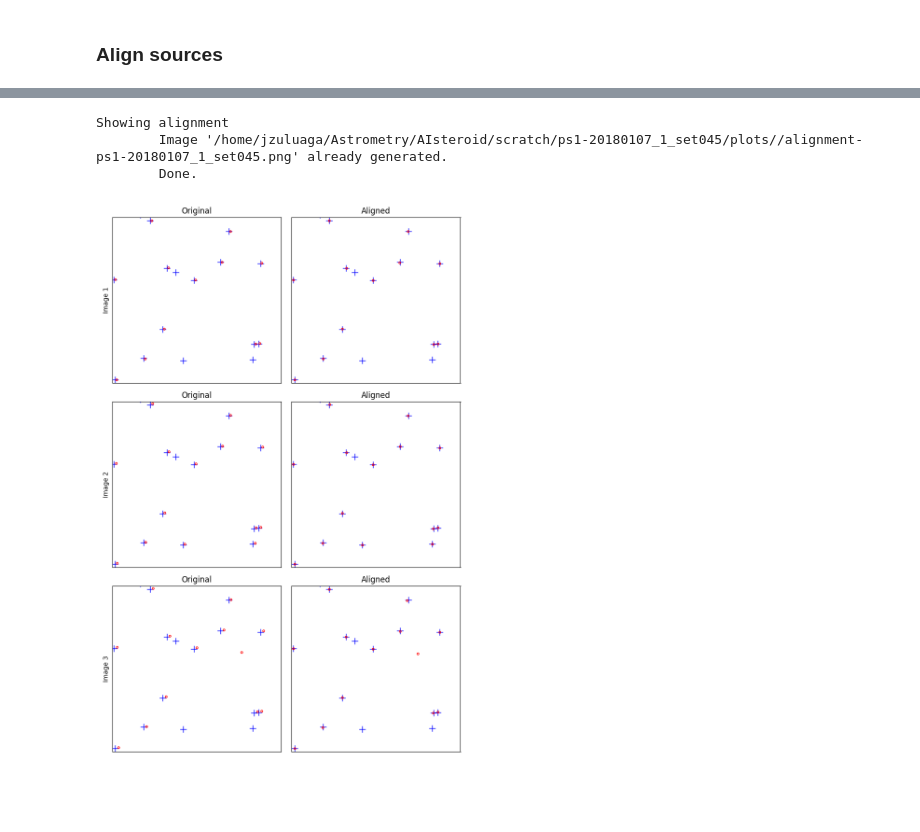
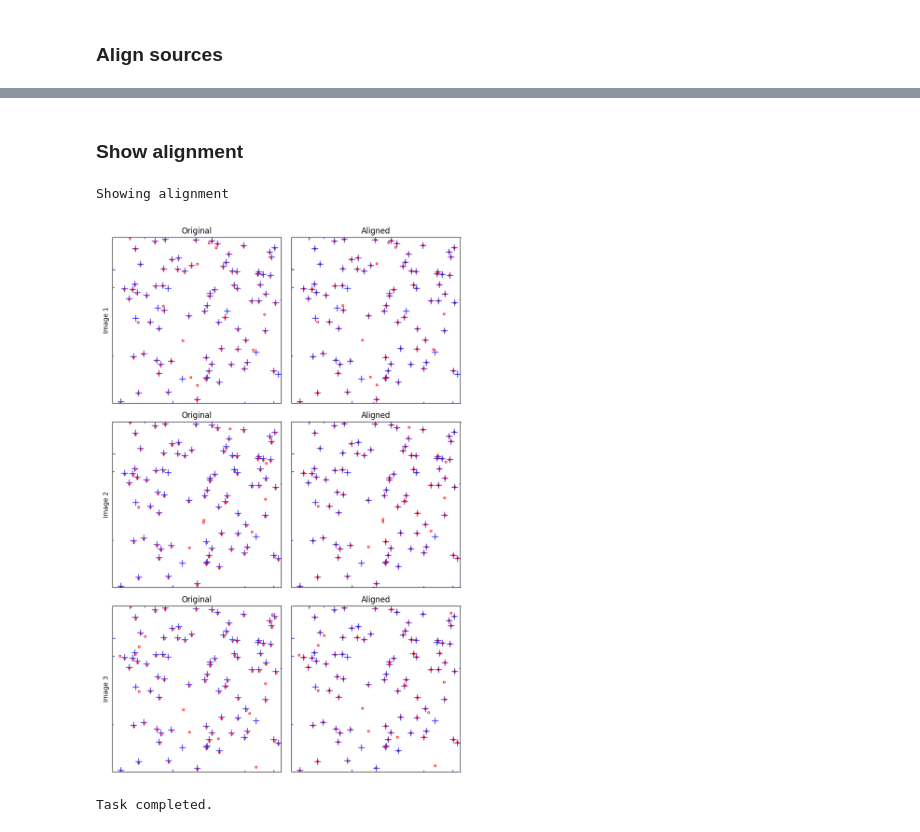
Before and after one commit to seap-udea/AIsteroid, a Jupyter notebook: extract.ipynb, the cells around one changed output, grey strips where cells are left out. Drawn from its saved outputs; the diff is of its cells as text; code cells hidden in the pictures; blank space fills up the shorter version.

```diff
--- a/extract.ipynb
+++ b/extract.ipynb
@@ -9,11 +9,13 @@ from aisteroid import *
 # %% [markdown]
 ### Choose the image set
 # %%
-#listImages() ##See the list of imagesets
-#CONF.SET="example" ##Choose your preferred imageset
-#CONF.CFG="example" ##You choose your preferred observatory configuration (example.cfg)
-#CONF.OVERWRITE=1 ##Overwrite all previous actions
-CONF.SET='ps1-20180107_1_set045'
+if QIPY:
+    #listImages() ##See the list of imagesets
+    #CONF.SET="example" ##Choose your preferred imageset
+    #CONF.CFG="example" ##You choose your preferred observatory configuration (example.cfg)
+    CONF.VERBOSE=1 ## Show all outputs
+    CONF.OVERWRITE=1 ##Overwrite all previous actions
+    #CONF.SET='ps1-20180107_1_set045'
 # %% [markdown]
 #### DO NOT TOUCH IF YOU ARE NOT SURE
 # %%
@@ -25,6 +27,8 @@ AIA=dict()
 AIA_FILE=OUT_DIR+CONF.SET+".aia"
 SET_FILE=CONF.SETS_DIR+CONF.SET+".zip"
 PLOT_DIR=OUT_DIR+"plots/"
+FLOG=open(OUT_DIR+"extract.log","a")
+SYSOPTS=dict(qexit=[True,FLOG])
 if not os.path.isfile(AIA_FILE):
     error("Set '%s' has not been unpacked"%CONF.SET)
 else:
@@ -41,8 +45,9 @@ SOURCES FOR SET 'ps1-20180107_1_set045'
 # %%
 print0("Extracting sources")
 
-if not "sources" in AIA or CONF.OVERWRITE:
+if not "sources" in AIA.keys() or CONF.OVERWRITE:
     sources=pd.DataFrame()
+    FLOG.write("Detect threshold: %d\n"%(CONF.DETECT_THRESH))
     for i,image in enumerate(images):
         file=image["file"]
         header=image["header"]
@@ -54,6 +59,7 @@ if not "sources" in AIA or CONF.OVERWRITE:
         source=pd.DataFrame(hdul[1].data)
         hdul.close()
         print0("\t\t%d sources saved."%len(source))
+        FLOG.write("Sources in image %d: %d\n"%(i,len(source)))
 
         #Additional properties
         source["T"]=date2unix(image["obstime"])
@@ -88,9 +94,10 @@ if not "sources" in AIA or CONF.OVERWRITE:
     pickle.dump(AIA,open(AIA_FILE,"wb"))
 else:
     print("Sources already detected.")
-    AIA=pickle.load(open(AIA_FILE,"rb"))
     sources=AIA["sources"]
 print0("\tTotal sources read: %d"%len(sources))
 print0("\tDone.")
+FLOG.write("Total number of sources: %d\n"%(len(sources)))
+FLOG.flush()
 # %% [output]
 Extracting sources
@@ -192,18 +205,21 @@ if not "alignments" in AIA or CONF.OVERWRITE:
 
         ta,sa=matchSources(sources[sources.IMG==(i+1)],sources[sources.IMG==0])
         print1("\t\t\tAverage distance before alignment:",np.abs(sa-ta).mean())
+        FLOG.write("Initial misalignment image %d: %f\n"%(i,np.abs(sa-ta).mean()))
 
         ta,sa=matchSources(pd.DataFrame(sources.loc[sources.IMG==(i+1),["X_ALIGN","Y_ALIGN"]].values,columns=columns),
                            pd.DataFrame(sources.loc[sources.IMG==0,["X_ALIGN","Y_ALIGN"]].values,columns=columns))
         print0("\t\t\tAverage distance after alignment:",np.abs(sa-ta).mean())
+        FLOG.write("Final misalignment image %d: %f\n"%(i,np.abs(sa-ta).mean()))
+
 
     AIA["alignments"]=sources
     pickle.dump(AIA,open(AIA_FILE,"wb"))
 else:
     print("\tAlignment already computed.")
-    AIA=pickle.load(open(AIA_FILE,"rb"))
     alignments=AIA["alignments"]
 
 print("\tDone.")
+FLOG.flush()
 # %% [output]
 Finding alignment transformation
@@ -211,7 +241,8 @@ Finding alignment transformation
         Done.
+# %% [markdown]
+### Show alignment
 # %%
 plotfile="%s/alignment-%s.png"%(PLOT_DIR,CONF.SET)
-detector=AIA["detector"]
 
 if CONF.QPLOT:
     plt.ioff() ##Comment to see interactive figure
@@ -221,49 +252,53 @@ if CONF.QPLOT:
         plt.ioff()
         fig,axs=plt.subplots(3,2,sharex=True,sharey=True,figsize=(8,12))
 
-        dx=detector.SIZEX/10
-        dy=detector.SIZEY/10
-
         #Show the misaligned sources
         images[0]["xy"]=sources.loc[sources.IMG==0,["X_IMAGE","Y_IMAGE"]].values
         images[0]["xy_aligned"]=sources.loc[sources.IMG==0,["X_ALIGN","Y_ALIGN"]].values
+
         for i,image in enumerate(images[1:]):
             iimg=i+1
             imsource=sources[sources.IMG==(i+1)]
             image["xy"]=imsource[["X_IMAGE","Y_IMAGE"]].values
             image["xy_aligned"]=imsource[["X_ALIGN","Y_ALIGN"]].values
+            dy,dx=image["data"].shape
+            dy/=5
+            dx/=5
 
             xcen=image["xy"][:,0].mean()
             ycen=image["xy"][:,1].mean()
 
             ax=axs[i,0]
             ax.plot(images[0]["xy"][:,0]-1,images[0]["xy"][:,1]-1,'b+',ms=10,mfc='None')
             ax.plot(image["xy"][:,0]-1,image["xy"][:,1]-1,'ro',ms=3,mfc='None')
 
             ax.set_title("Original")
             ax.set_ylabel("Image %d"%iimg)
 
             ax=axs[i,1]
             ax.set_title("Aligned")
             ax.plot(images[0]["xy_aligned"][:,0]-1,images[0]["xy_aligned"][:,1]-1,'b+',ms=10,mfc='None')
             ax.plot(image["xy_aligned"][:,0]-1,image["xy_aligned"][:,1]-1,'ro',ms=3,mfc='None')
 
         #Zoom in the center
         ax.set_xlim((xcen-dx,xcen+dx))
         ax.set_ylim((ycen-dy,ycen+dy))
 
         for ax in mat2lst(axs):
             ax.set_xticks([])
             ax.set_yticks([])
 
         fig.tight_layout()
         fig.savefig(plotfile)
     else:
         if CONF.QPLOT:print0("\tImage '%s' already generated."%plotfile)
         print0("\tDone.")
 Image(filename=plotfile)
 # %% [output]
 Showing alignment
-        Image '/home/jzuluaga/Astrometry/AIsteroid/scratch/ps1-20180107_1_set045/plots//alignment-ps1-20180107_1_set045.png' already generated.
-        Done.
-[figure, old version]
+[figure, new version]
+# %%
+print("Task completed.")
+FLOG.close()
+# %% [output]
+Task completed.
```
Also changed, not shown: parts of 4 cells of this notebook, 9 other files.
